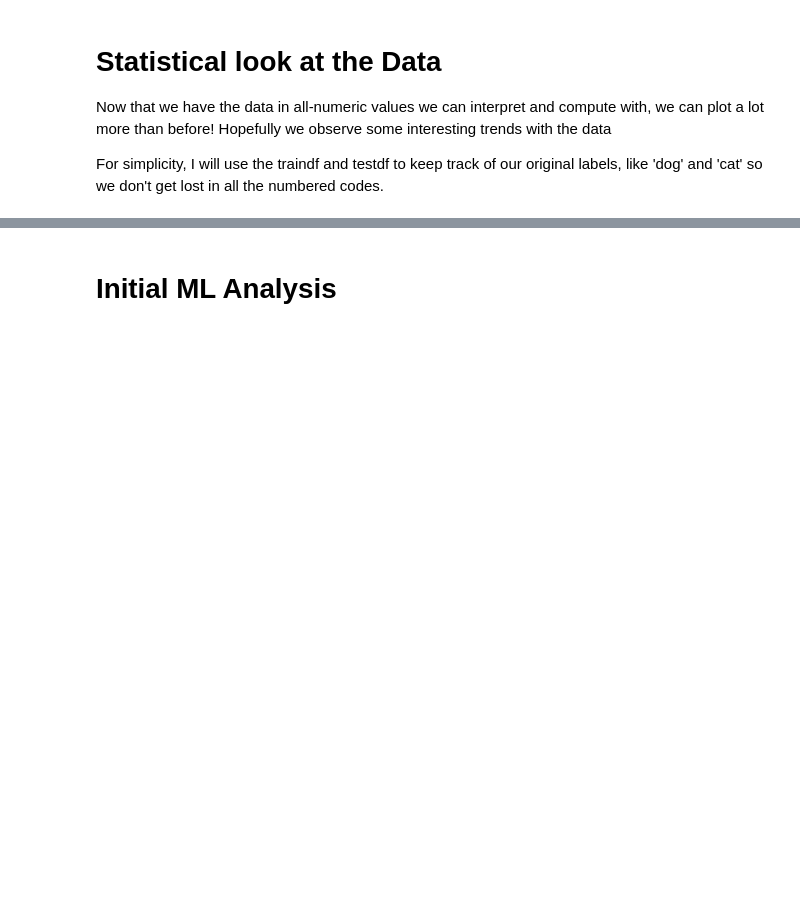
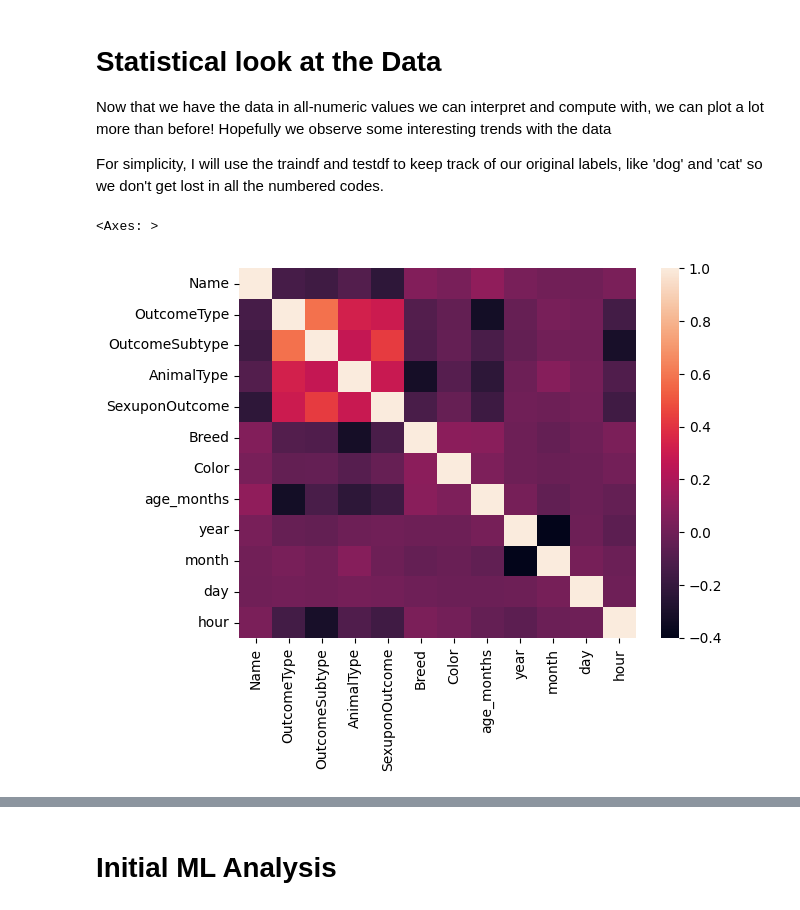
Before and after one commit to xVoidDevilx/ml-cs-ut, a Jupyter notebook: animal_shelter_ML.ipynb, the cells around one changed output, grey strips where cells are left out. Drawn from its saved outputs; the diff is of its cells as text; code cells hidden in the pictures; blank space fills up the shorter version.

```diff
--- a/animal_shelter_ML.ipynb
+++ b/animal_shelter_ML.ipynb
@@ -572,3 +568,9 @@ Now that we have the data in all-numeric values we can interpret and compute wit
 we can plot a lot more than before! Hopefully we observe some interesting trends with the data
 
 For simplicity, I will use the traindf and testdf to keep track of our original labels, like 'dog' and 'cat' so we don't get lost in all the numbered codes.
+# %%
+corr = traindf.corr()
+sns.heatmap(corr)
+# %% [output]
+<Axes: >
+[figure, added]
```
Also changed, not shown: parts of 38 cells of this notebook.
